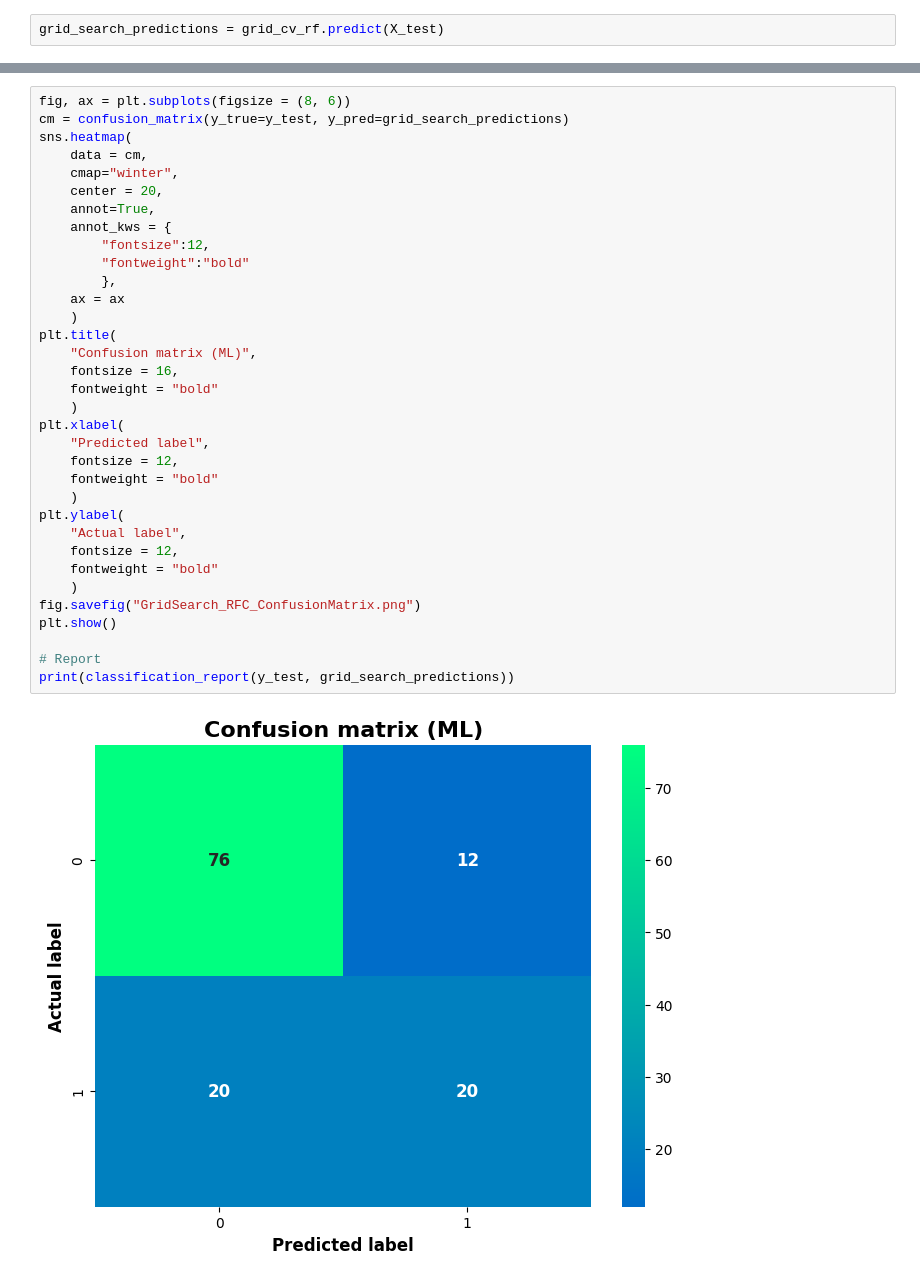
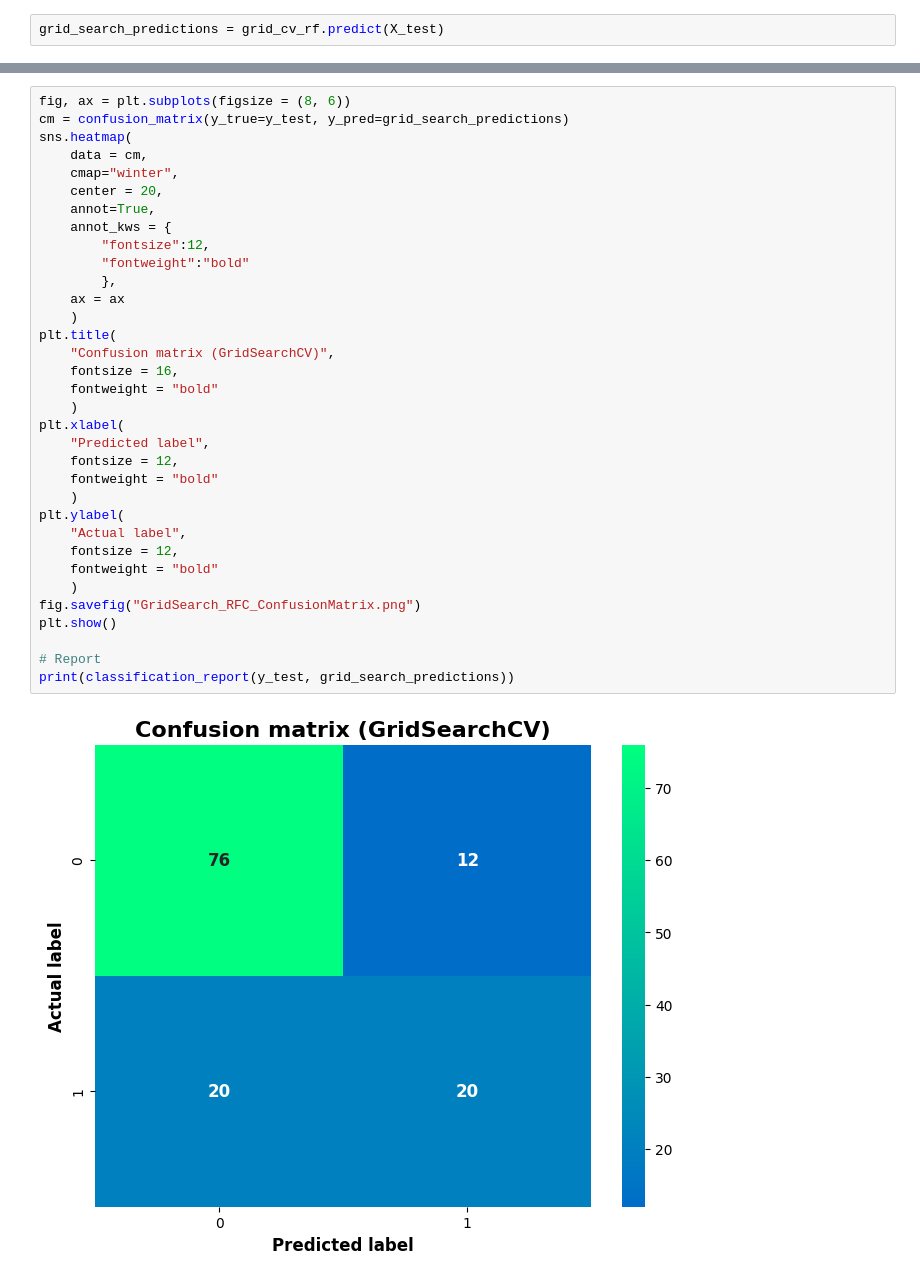
Before and after one commit to 1markmus/Diabetes-Classification, a Jupyter notebook: Machine Learning Model.ipynb, the cells around one changed output, grey strips where cells are left out. Saved outputs shown, nothing was run; the diff lists cells and outputs as text.

```diff
--- a/Machine Learning Model.ipynb
+++ b/Machine Learning Model.ipynb
@@ -190,35 +227,35 @@ sns.heatmap(
     data = cm,
     cmap="winter",
     center = 20,
     annot=True,
     annot_kws = {
         "fontsize":12,
         "fontweight":"bold"
         },
     ax = ax
     )
 plt.title(
-    "Confusion matrix (ML)",
+    "Confusion matrix (GridSearchCV)",
     fontsize = 16,
     fontweight = "bold"
     )
 plt.xlabel(
     "Predicted label",
     fontsize = 12,
     fontweight = "bold"
     )
 plt.ylabel(
     "Actual label",
     fontsize = 12,
     fontweight = "bold"
     )
 fig.savefig("GridSearch_RFC_ConfusionMatrix.png")
 plt.show()
 
 # Report
 print(classification_report(y_test, grid_search_predictions))
 # %% [output]
-[figure, old version]
+[figure, new version]
               precision    recall  f1-score   support
 
            0       0.79      0.86      0.83        88
```
Also changed, not shown: parts of 24 cells of this notebook, 3 other files.
